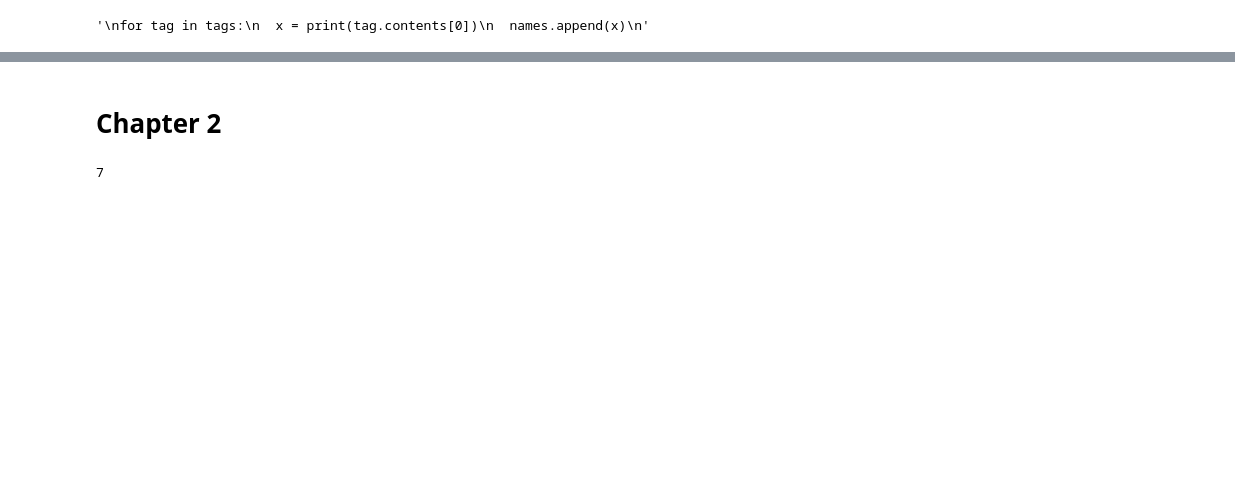
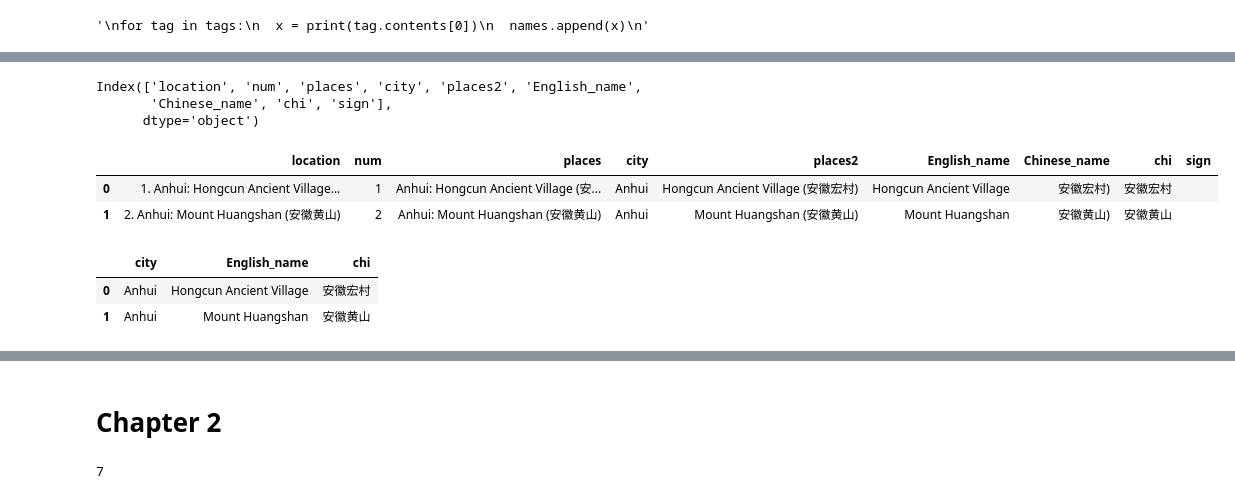
Before and after one commit to Dennieeeee/100-Days-of-Code, a Jupyter notebook: 爬虫.ipynb, the cells around one changed output, grey strips where cells are left out. Drawn from its saved outputs; the diff is of its cells as text; code cells hidden in the pictures; blank space fills up the shorter version.

```diff
--- a/爬虫.ipynb
+++ b/爬虫.ipynb
@@ -64,0 +56,29 @@ random.choice(words)
+# %%
+df[['num','places']] = df['location'].str.split('.', n=1, expand=True)
+# %%
+df[['city','places2']] = df['places'].str.split(':', n=1, expand=True)
+# %%
+df[['English_name', 'Chinese_name']] = df['places2'].str.split('(', n=1, expand=True)
+# %%
+df[['chi','sign']] = df['Chinese_name'].str.split(')', n=1, expand=True)
+# %%
+df.columns
+# %% [output]
+Index(['location', 'num', 'places', 'city', 'places2', 'English_name',
+       'Chinese_name', 'chi', 'sign'],
+      dtype='object')
+# %%
+df.head(2)
+# %% [output]
+|  | location | num | places | city | places2 | English_name | Chinese_name | chi | sign |
+| 0 | 1. Anhui: Hongcun Ancient Village... | 1 | Anhui: Hongcun Ancient Village (安... | Anhui | Hongcun Ancient Village (安徽宏村) | Hongcun Ancient Village | 安徽宏村) | 安徽宏村 |  |
+| 1 | 2. Anhui: Mount Huangshan (安徽黄山) | 2 | Anhui: Mount Huangshan (安徽黄山) | Anhui | Mount Huangshan (安徽黄山) | Mount Huangshan | 安徽黄山) | 安徽黄山 |  |
+# %%
+feature_drop = ['location', 'num', 'places', 'places2','Chinese_name','sign']
+#df.drop(['location', 'num', 'places', 'places2'], axis=1)
+df1 = df.drop(feature_drop, axis=1)
+df1.head(2)
+# %% [output]
+|  | city | English_name | chi |
+| 0 | Anhui | Hongcun Ancient Village | 安徽宏村 |
+| 1 | Anhui | Mount Huangshan | 安徽黄山 |
```
Also changed, not shown: parts of 30 cells of this notebook.
